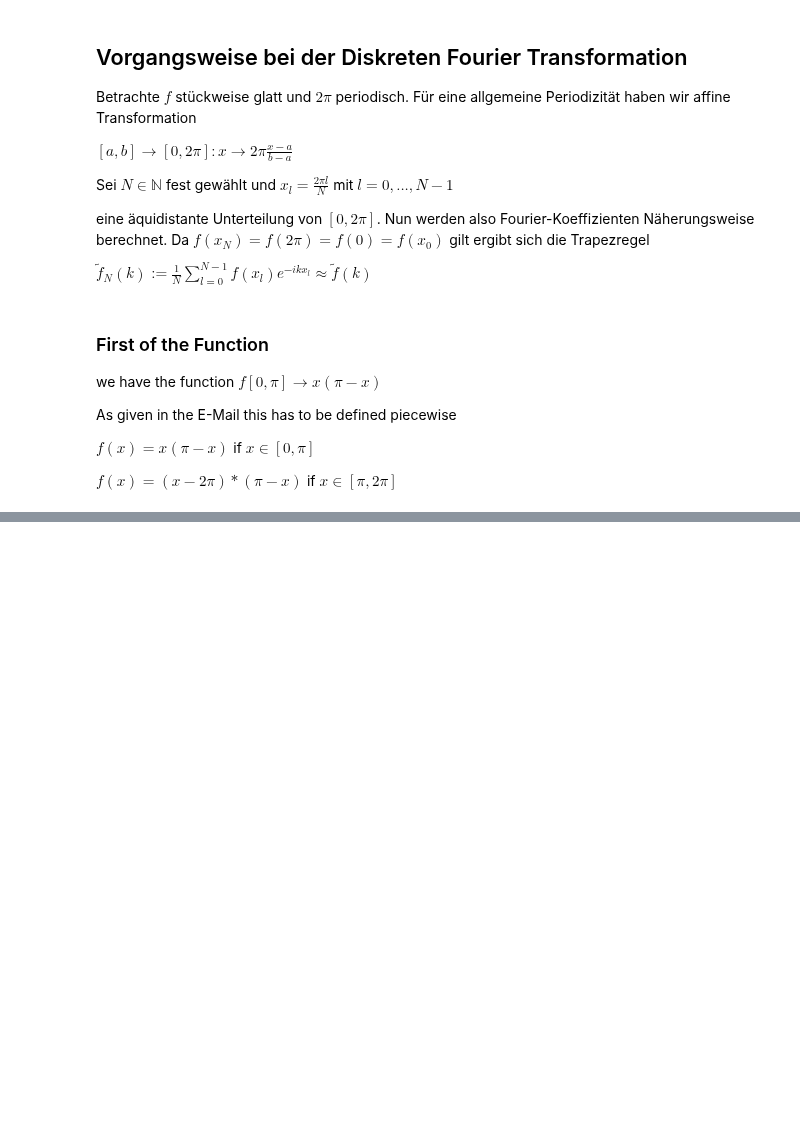
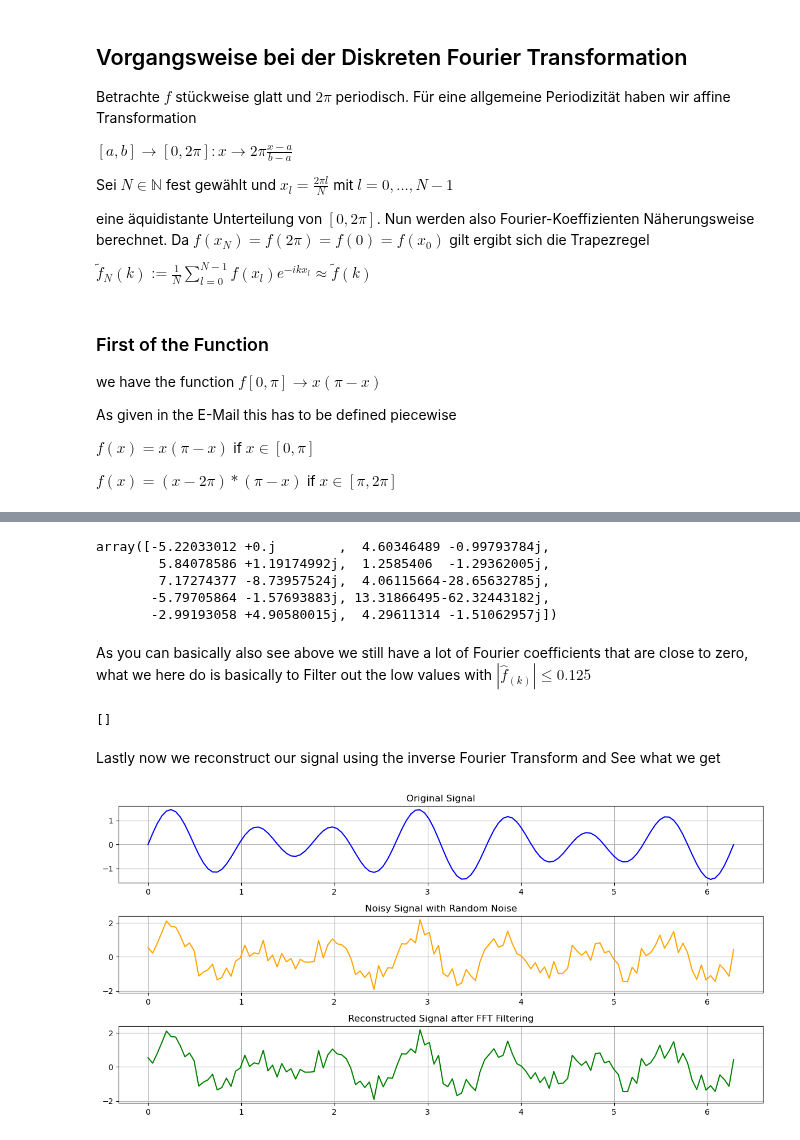
Before and after one commit to LukasMeinschad/Studium, a Jupyter notebook: Mathe/Numerik/Proseminar Numerik/Übungsblätter/Blatt 10/meinschad_blatt10.ipynb, the cells around one changed output, grey strips where cells are left out. Cells and saved outputs as stored; diff of their text form; code cells hidden in the pictures; blank space fills up the shorter version.

```diff
--- a/Mathe/Numerik/Proseminar Numerik/Übungsblätter/Blatt 10/meinschad_blatt10.ipynb
+++ b/Mathe/Numerik/Proseminar Numerik/Übungsblätter/Blatt 10/meinschad_blatt10.ipynb
@@ -343,0 +410,64 @@ The first plot here basically shows the convergence of the DFT With varying k as
+# %%
+# First of we initialize our Parameters
+
+N = 128
+t = np.linspace(0, 2 * np.pi, N)
+noise_level = 0.75
+threshold = 0.125
+
+# Next of we compute our original signal
+
+y = np.sin(7 * t) + 0.5*np.sin(5 * t)
+
+# Now we add a random noise with our scaling for each point
+
+noise = noise_level * (np.random.rand(N)-0.5)*2
+
+y_pert = y + noise
+
+# So now we use numpy to perform our dft (maybe in a block below i use my own method, just to be safe)
+
+Y = np.fft.fft(y_pert)
+Y[:10]
+# %% [output]
+array([-5.22033012 +0.j        ,  4.60346489 -0.99793784j,
+        5.84078586 +1.19174992j,  1.2585406  -1.29362005j,
+        7.17274377 -8.73957524j,  4.06115664-28.65632785j,
+       -5.79705864 -1.57693883j, 13.31866495-62.32443182j,
+       -2.99193058 +4.90580015j,  4.29611314 -1.51062957j])
+# %% [markdown]
+As you can basically also see above we still have a lot of Fourier coefficients that are close to zero, what we here do is basically to Filter out the low values with $|\hat{f}_(k)| \leq 0.125$
+# %%
+Y_filtered = np.where(np.abs(Y) > threshold, Y, 0)
+print(Y_filtered[Y_filtered==0])
+# %% [output]
+[]
+# %% [markdown]
+Lastly now we reconstruct our signal using the inverse Fourier Transform and See what we get
+# %%
+y_recon = np.fft.ifft(Y_filtered).real
+
+plt.figure(figsize=(12, 6))
+
+# Original signal
+plt.subplot(3, 1, 1)
+plt.plot(t, y, label="Original Signal", color='blue')
+plt.title("Original Signal")
+plt.grid()
+
+# Noisy signal
+plt.subplot(3, 1, 2)
+plt.plot(t, y_pert, label="Noisy Signal", color='orange')
+plt.title("Noisy Signal with Random Noise")
+plt.grid()
+
+# Reconstructed signal
+plt.subplot(3, 1, 3)
+plt.plot(t, y_recon, label="Reconstructed Signal", color='green')
+plt.title("Reconstructed Signal after FFT Filtering")
+plt.grid()
+
+plt.tight_layout()
+plt.show()
+# %% [output]
+[figure, added]
```
Also changed, not shown: parts of 15 cells of this notebook, 5 other files.
